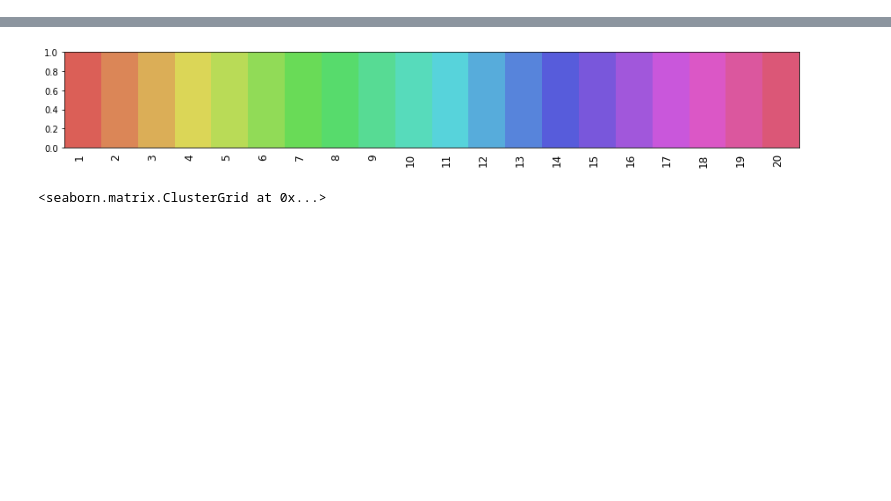
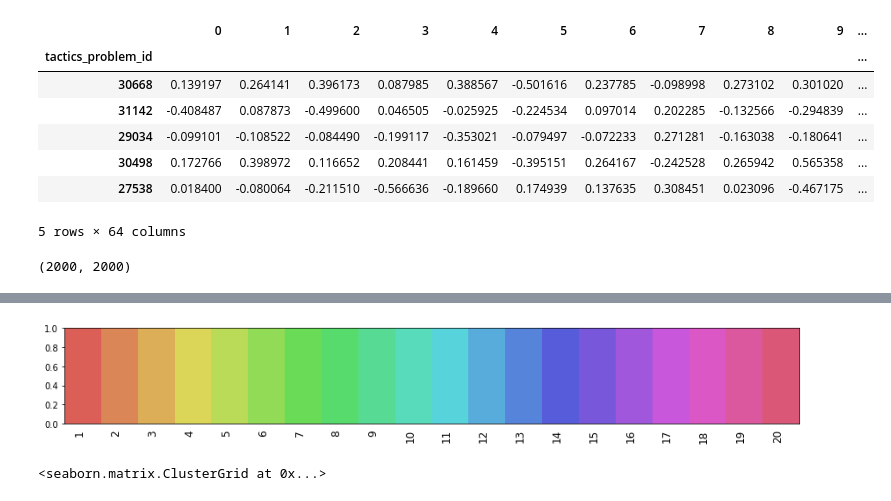
Before and after one commit to CSSLab/chess_dim_skill, a Jupyter notebook: src/Embeding Clustering.ipynb, the cells around one changed output, grey strips where cells are left out. Drawn from its saved outputs; the diff is of its cells as text; code cells hidden in the pictures; blank space fills up the shorter version.

```diff
--- a/src/Embeding Clustering.ipynb
+++ b/src/Embeding Clustering.ipynb
@@ -31,3 +15,14 @@ shared_puzzles.shape
+# %%
+temp.head()
+# %% [output]
+|  | 0 | 1 | 2 | 3 | 4 | 5 | 6 | 7 | 8 | 9 | ... |
+| tactics_problem_id |  |  |  |  |  |  |  |  |  |  | ... |
+| 30668 | 0.139197 | 0.264141 | 0.396173 | 0.087985 | 0.388567 | -0.501616 | 0.237785 | -0.098998 | 0.273102 | 0.301020 | ... |
+| 31142 | -0.408487 | 0.087873 | -0.499600 | 0.046505 | -0.025925 | -0.224534 | 0.097014 | 0.202285 | -0.132566 | -0.294839 | ... |
+| 29034 | -0.099101 | -0.108522 | -0.084490 | -0.199117 | -0.353021 | -0.079497 | -0.072233 | 0.271281 | -0.163038 | -0.180641 | ... |
+| 30498 | 0.172766 | 0.398972 | 0.116652 | 0.208441 | 0.161459 | -0.395151 | 0.264167 | -0.242528 | 0.265942 | 0.565358 | ... |
+| 27538 | 0.018400 | -0.080064 | -0.211510 | -0.566636 | -0.189660 | 0.174939 | 0.137635 | 0.308451 | 0.023096 | -0.467175 | ... |
+5 rows × 64 columns
 # %%
 #Sample tags and generate distance matrix of those tags
 import sklearn.metrics
@@ -57 +45,5 @@ colors = sampled_tags.map(lut)
+# %%
+table.shape
+# %% [output]
+(2000, 2000)
 # %%
```
Also changed, not shown: parts of 20 cells of this notebook, 3 other files.
